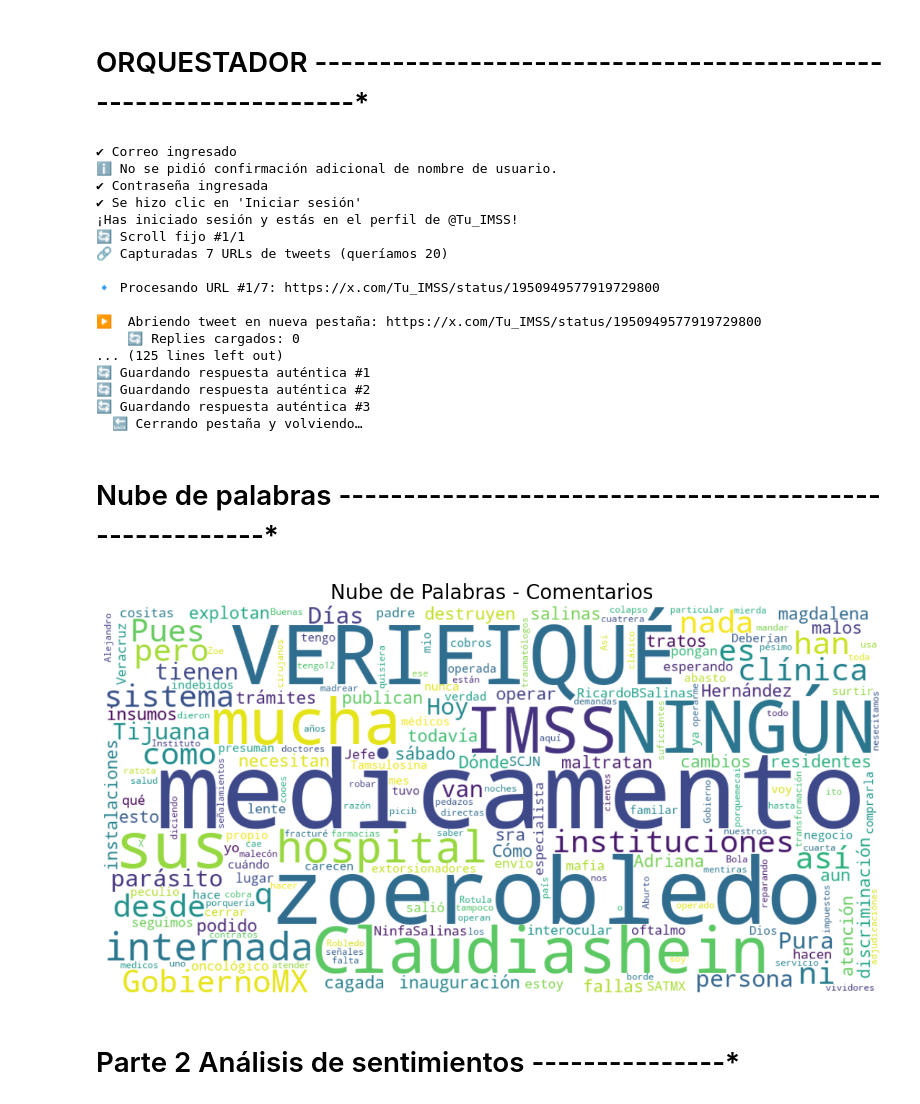
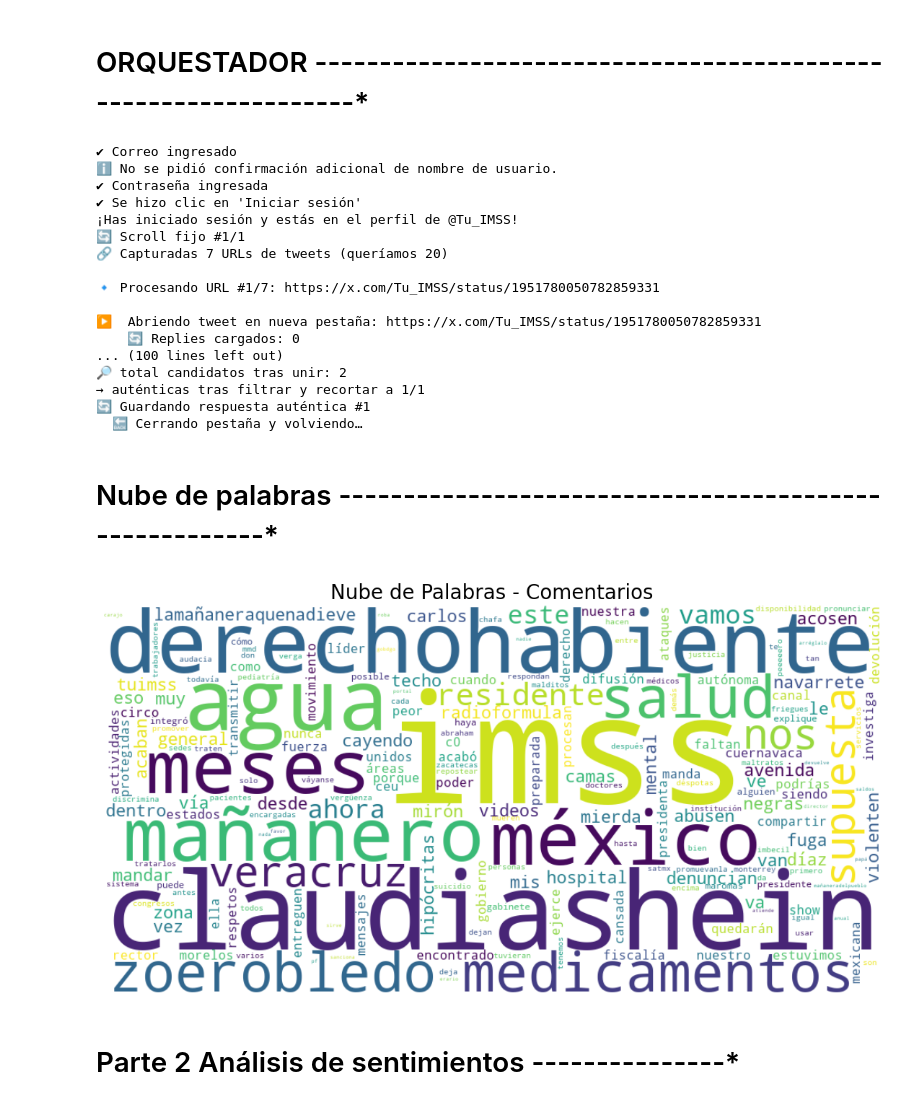
Before and after one commit to JaimeIngenia/Proyecto_IMSS, a Jupyter notebook: main.ipynb, the cells around one changed output. Cells and saved outputs as stored; diff of their text form; code cells hidden in the pictures.

```diff
--- a/main.ipynb
+++ b/main.ipynb
@@ -38,16 +38,17 @@ try:
     driver = webdriver.Chrome(service=service)
 
     # Iniciar sesión
-    iniciar_sesion(driver,user='juan_c.ortiz_b@uao.edu.co', pwd='3127916565', username='@OrtizBaron77043')
+    #iniciar_sesion(driver,user='juan_c.ortiz_b@uao.edu.co', pwd='3127916565', username='@OrtizBaron77043')
+    iniciar_sesion(driver,user='jamoncayop@gmail.com', pwd='Adaptiv3@*', username='@Jaime1807816689')
 
     # Navegar al perfil de @Tu_IMSS
-    #navegar_a_perfil(driver,'https://x.com/Tu_IMSS')
     navegar_a_perfil(driver, "https://x.com/Tu_IMSS?f=live")
     print("¡Has iniciado sesión y estás en el perfil de @Tu_IMSS!")
 
     # Extraer y guardar comentarios de los primeros tweets
-    #extraer_y_guardar_comentarios(driver, "comentarios_imss_urls_3.csv", max_tweets=20,n_scrolls=3,scroll_pause=2 )
-    extraer_y_guardar_comentarios(driver, "db/comentarios_imss_urls_1333333.csv" )
+    fecha_actual = datetime.now().strftime("%Y-%m-%d")
+    nombre_archivo = f"db/cmts_extraidos_{fecha_actual}_jaime.csv"
+    extraer_y_guardar_comentarios(driver, nombre_archivo)
 
 except Exception as e:
     print("❌ Error en la ejecución:", e)
@@ -65,43 +66,44 @@ finally:
 🔄 Scroll fijo #1/1
 🔗 Capturadas 7 URLs de tweets (queríamos 20)
 
-🔹 Procesando URL #1/7: https://x.com/Tu_IMSS/status/1950949577919729800
+🔹 Procesando URL #1/7: https://x.com/Tu_IMSS/status/1951780050782859331
 
-▶️  Abriendo tweet en nueva pestaña: https://x.com/Tu_IMSS/status/1950949577919729800
+▶️  Abriendo tweet en nueva pestaña: https://x.com/Tu_IMSS/status/1951780050782859331
     🔄 Replies cargados: 0
-... (125 lines left out)
+... (100 lines left out)
+🔎 total candidatos tras unir: 2
+→ auténticas tras filtrar y recortar a 1/1
 🔄 Guardando respuesta auténtica #1
-🔄 Guardando respuesta auténtica #2
-🔄 Guardando respuesta auténtica #3
   🔙 Cerrando pestaña y volviendo…
 # %% [markdown]
 # Nube de palabras -------------------------------------------------------*
 # %%
 import pandas as pd
 from wordcloud import WordCloud, STOPWORDS
 import matplotlib.pyplot as plt
 
 # Leer el archivo CSV
-df = pd.read_csv("db/comentarios_imss_urls_1333333.csv")
+#df = pd.read_csv("db/comentarios_imss_urls_1333333.csv")
+df = pd.read_csv("db/db_procesadas/comentarios_limpios_modi.csv", on_bad_lines='skip')
 
 # Combinar todos los comentarios
 texto = " ".join(str(c) for c in df["comentario"].dropna())
 
 # Stopwords en español
 stopwords = set(STOPWORDS)
 stopwords.update(["https", "rt", "t.co", "si", "no", "tener", "ser", "estar", "del", "por", "para", "con", "más", "menos","hay","de","la","en","y","las",
-                  "su","se","lo","el","sin","que","un","una","mi","al","comentario"])
+                  "su","se","lo","el","sin","que","un","una","mi","al","comentario","sus","los","tiene","ya","e","es"])
 
 # Crear y mostrar la nube de palabras
 wordcloud = WordCloud(width=1000, height=500, background_color="white", stopwords=stopwords, collocations=False).generate(texto)
 
 plt.figure(figsize=(15, 7))
 plt.imshow(wordcloud, interpolation="bilinear")
 plt.axis("off")
 plt.title("Nube de Palabras - Comentarios", fontsize=20)
 plt.show()
 # %% [output]
-[figure, old version]
+[figure, new version]
 # %% [markdown]
 # Parte 2 Análisis de sentimientos ---------------*
 # %% [markdown]
```
Also changed, not shown: parts of 7 cells of this notebook, 7 other files.
